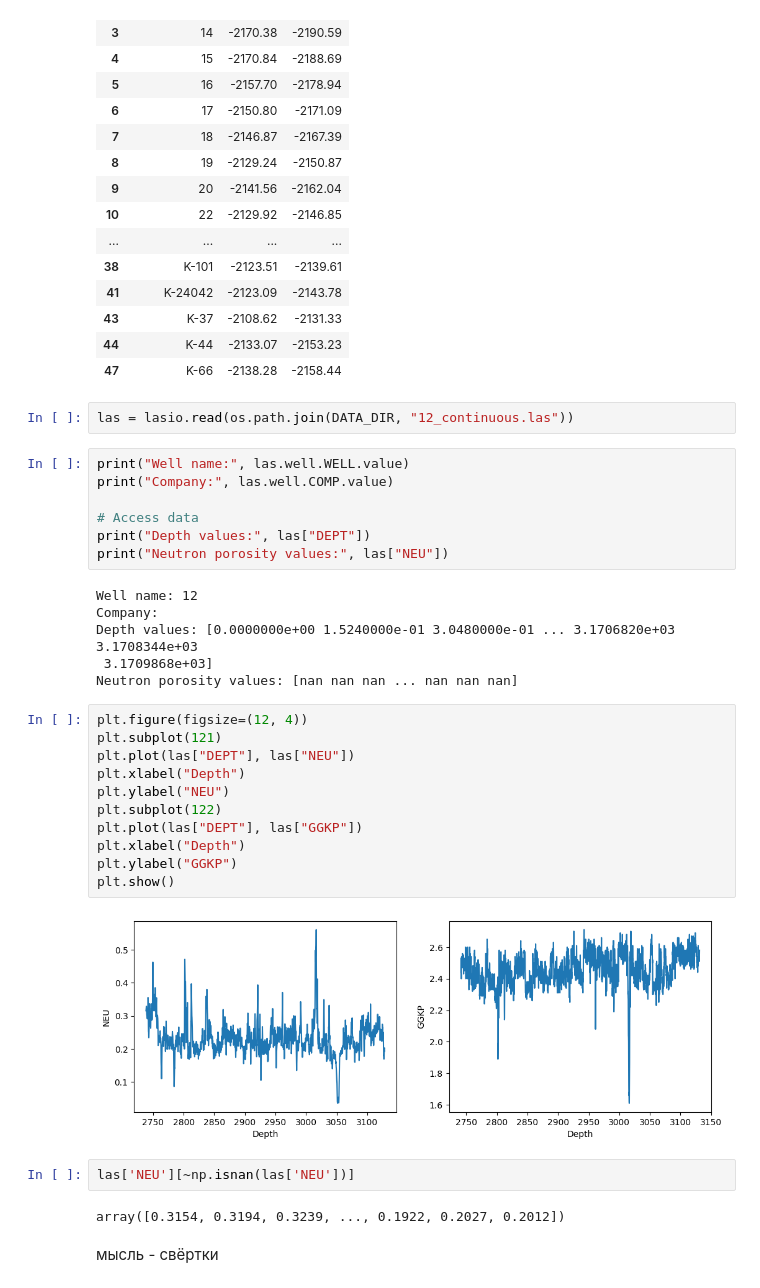
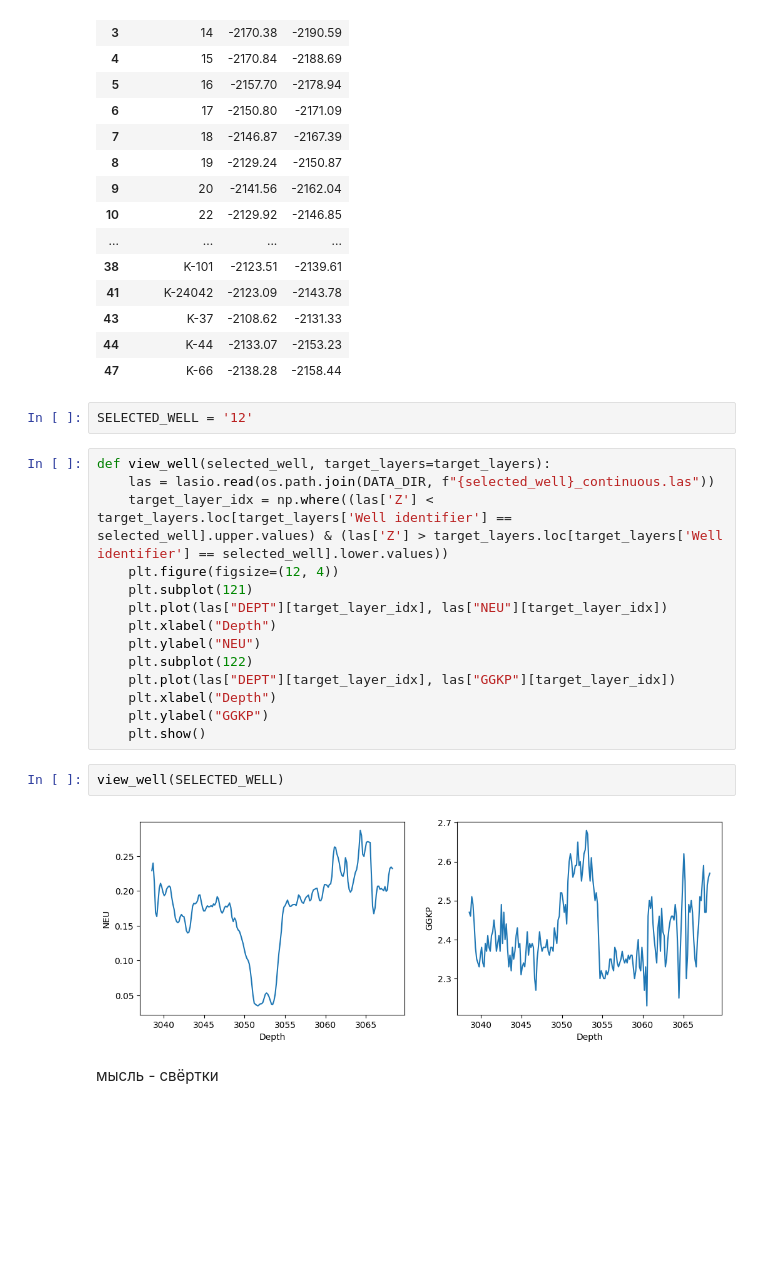
Before and after one commit to IBRINEI/MIPT_Hackathon, a Jupyter notebook: notebooks/main.ipynb, the cells around one changed output. Drawn from its saved outputs; the diff is of its cells as text; blank space fills up the shorter version.

Commit message:
Implemented well viewer in target layer.

```diff
--- a/notebooks/main.ipynb
+++ b/notebooks/main.ipynb
@@ -58,38 +59,26 @@ target_layers
 | 43 | K-37 | -2108.62 | -2131.33 |
 | 44 | K-44 | -2133.07 | -2153.23 |
 | 47 | K-66 | -2138.28 | -2158.44 |
-# %%
-las = lasio.read(os.path.join(DATA_DIR, "12_continuous.las"))
-# %%
-print("Well name:", las.well.WELL.value)
-print("Company:", las.well.COMP.value)
-
-# Access data
-print("Depth values:", las["DEPT"])
-print("Neutron porosity values:", las["NEU"])
-# %% [output]
-Well name: 12
-Company:
-Depth values: [0.0000000e+00 1.5240000e-01 3.0480000e-01 ... 3.1706820e+03 3.1708344e+03
- 3.1709868e+03]
-Neutron porosity values: [nan nan nan ... nan nan nan]
-# %%
-plt.figure(figsize=(12, 4))
-plt.subplot(121)
-plt.plot(las["DEPT"], las["NEU"])
-plt.xlabel("Depth")
-plt.ylabel("NEU")
-plt.subplot(122)
-plt.plot(las["DEPT"], las["GGKP"])
-plt.xlabel("Depth")
-plt.ylabel("GGKP")
-plt.show()
-# %% [output]
-[figure, removed]
-# %%
-las['NEU'][~np.isnan(las['NEU'])]
-# %% [output]
-array([0.3154, 0.3194, 0.3239, ..., 0.1922, 0.2027, 0.2012])
+# %%
+SELECTED_WELL = '12'
+# %%
+def view_well(selected_well, target_layers=target_layers):
+    las = lasio.read(os.path.join(DATA_DIR, f"{selected_well}_continuous.las"))
+    target_layer_idx = np.where((las['Z'] < target_layers.loc[target_layers['Well identifier'] == selected_well].upper.values) & (las['Z'] > target_layers.loc[target_layers['Well identifier'] == selected_well].lower.values))
+    plt.figure(figsize=(12, 4))
+    plt.subplot(121)
+    plt.plot(las["DEPT"][target_layer_idx], las["NEU"][target_layer_idx])
+    plt.xlabel("Depth")
+    plt.ylabel("NEU")
+    plt.subplot(122)
+    plt.plot(las["DEPT"][target_layer_idx], las["GGKP"][target_layer_idx])
+    plt.xlabel("Depth")
+    plt.ylabel("GGKP")
+    plt.show()
+# %%
+view_well(SELECTED_WELL)
+# %% [output]
+[figure, added]
 # %% [markdown]
 мысль - свёртки
 # %% [markdown]
```
Also changed, not shown: parts of 1 cell of this notebook, 1 other file.
